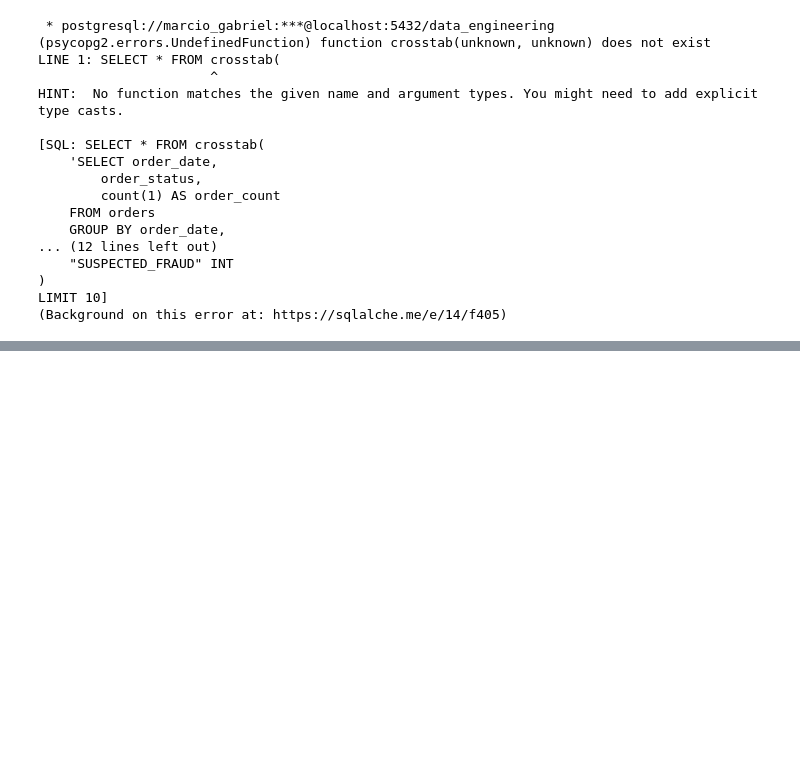
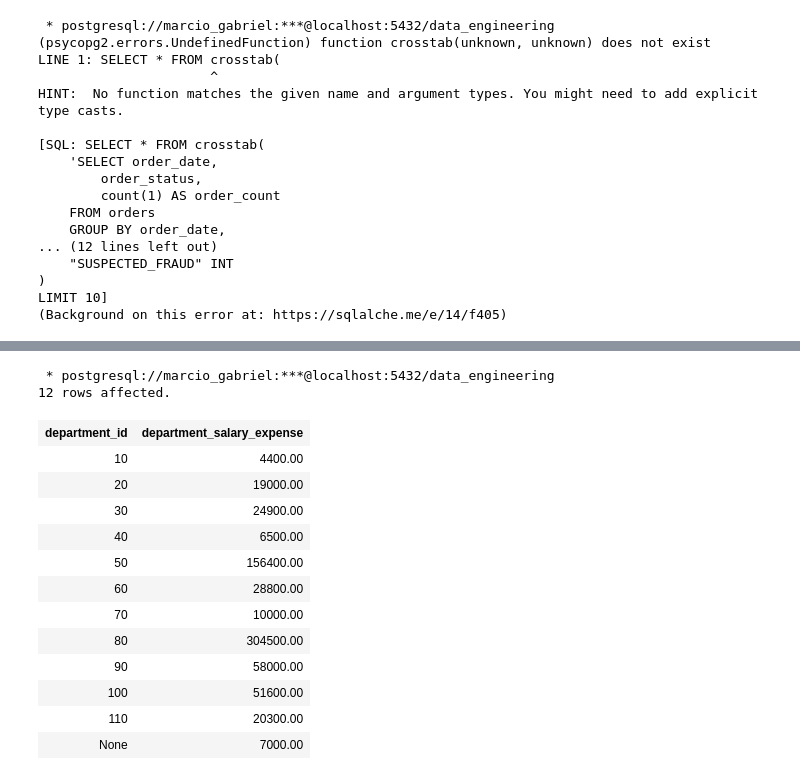
Before and after one commit to marcioGabrielMengali/data-engineering-essentials, a Jupyter notebook: section-14/advanced_queries.ipynb, the cells around one changed output, grey strips where cells are left out. Cells and saved outputs as stored; diff of their text form; code cells hidden in the pictures; blank space fills up the shorter version.

```diff
--- a/section-14/advanced_queries.ipynb
+++ b/section-14/advanced_queries.ipynb
@@ -768,0 +884,24 @@ LIMIT 10]
+# %%
+%%sql
+
+SELECT department_id,
+    sum(salary) AS department_salary_expense
+FROM employees
+GROUP BY department_id
+ORDER BY department_id
+# %% [output]
+ * postgresql://marcio_gabriel:***@localhost:5432/data_engineering
+12 rows affected.
+| department_id | department_salary_expense |
+| 10 | 4400.00 |
+| 20 | 19000.00 |
+| 30 | 24900.00 |
+| 40 | 6500.00 |
+| 50 | 156400.00 |
+| 60 | 28800.00 |
+| 70 | 10000.00 |
+| 80 | 304500.00 |
+| 90 | 58000.00 |
+| 100 | 51600.00 |
+| 110 | 20300.00 |
+| None | 7000.00 |
```
Also changed, not shown: parts of 12 cells of this notebook.
